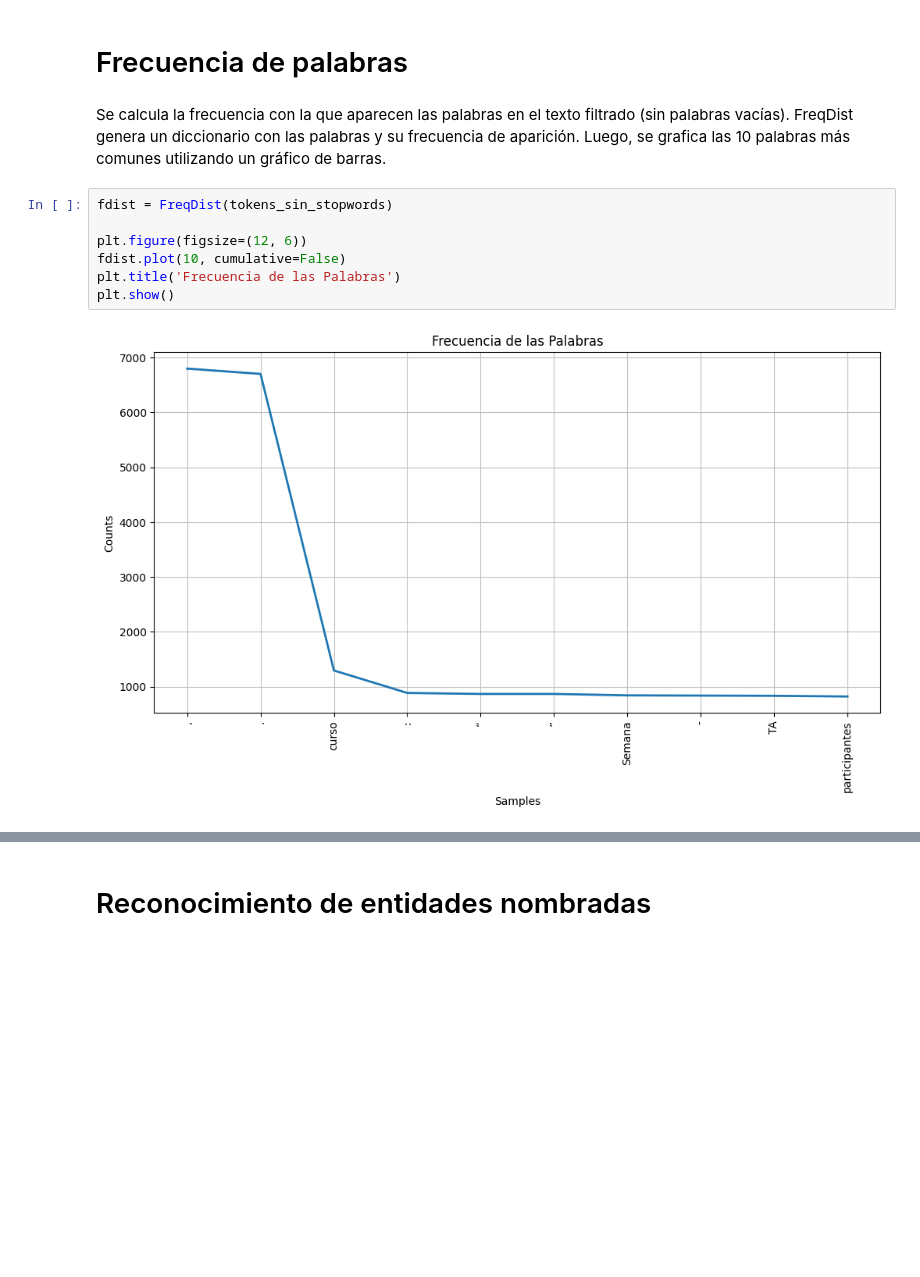
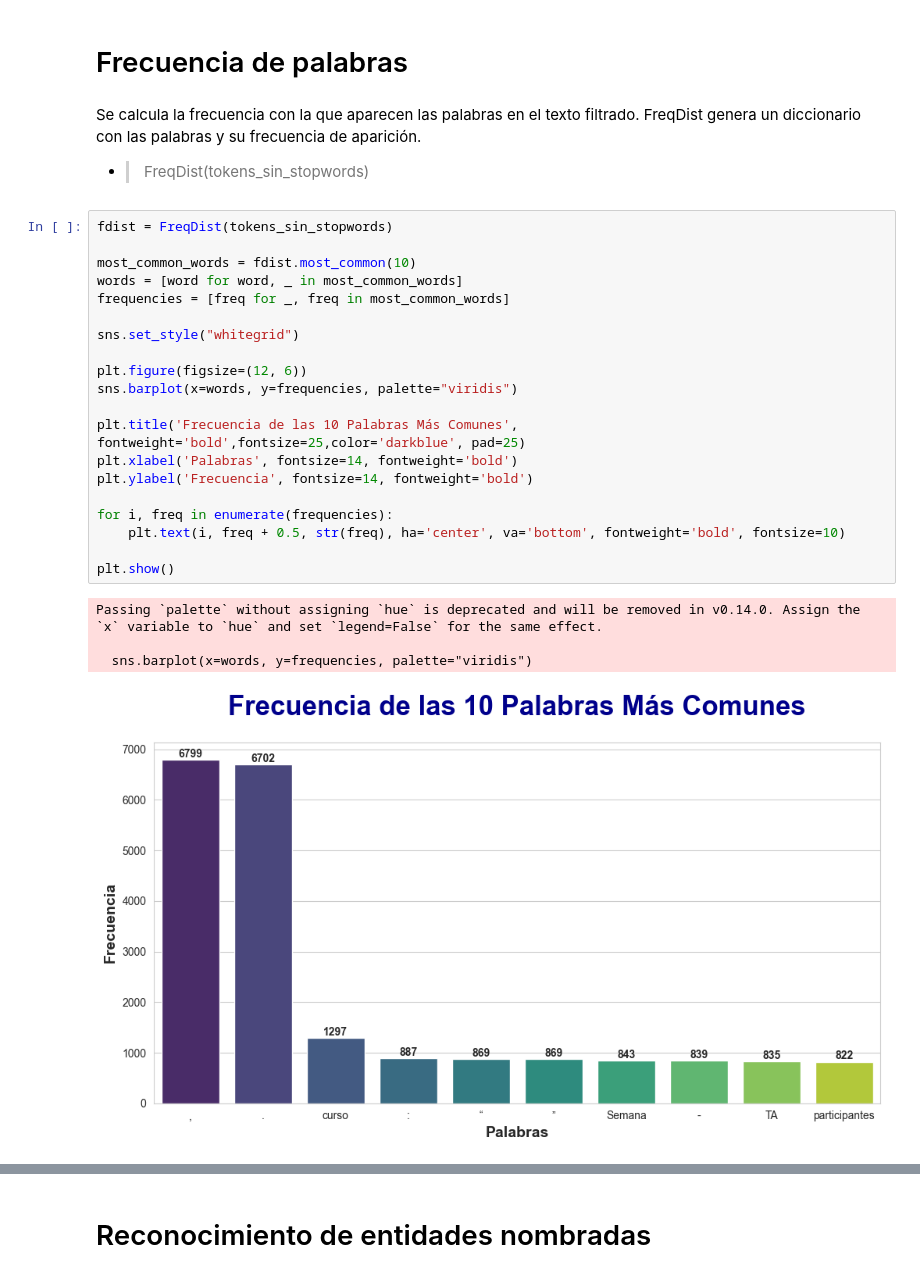
Before and after one commit to LorenaGarcia10SJ/-SS2-Seminario2_201700399, a Jupyter notebook: [SS2]Practica2_201700399/Practica2.ipynb, the cells around one changed output, grey strips where cells are left out. Saved outputs shown, nothing was run; the diff lists cells and outputs as text; blank space fills up the shorter version.

```diff
--- a/[SS2]Practica2_201700399/Practica2.ipynb
+++ b/[SS2]Practica2_201700399/Practica2.ipynb
@@ -389,14 +435,31 @@ print(tokens_stemming [:10])
 # %% [markdown]
 #  Frecuencia de palabras
 # %% [markdown]
-Se calcula la frecuencia con la que aparecen las palabras en el texto filtrado (sin palabras vacías). FreqDist genera un diccionario con las palabras y su frecuencia de aparición. Luego, se grafica las 10 palabras más comunes utilizando un gráfico de barras.
+Se calcula la frecuencia con la que aparecen las palabras en el texto filtrado. FreqDist genera un diccionario con las palabras y su frecuencia de aparición.
+- > FreqDist(tokens_sin_stopwords)
-# %%
-fdist = FreqDist(tokens_sin_stopwords)
-
-plt.figure(figsize=(12, 6))
-fdist.plot(10, cumulative=False)
-plt.title('Frecuencia de las Palabras')
-plt.show()
-# %% [output]
-[figure, removed]
+# %%
+fdist = FreqDist(tokens_sin_stopwords)
+
+most_common_words = fdist.most_common(10)
+words = [word for word, _ in most_common_words]
+frequencies = [freq for _, freq in most_common_words]
+
+sns.set_style("whitegrid")
+
+plt.figure(figsize=(12, 6))
+sns.barplot(x=words, y=frequencies, palette="viridis")
+
+plt.title('Frecuencia de las 10 Palabras Más Comunes', fontweight='bold',fontsize=25,color='darkblue', pad=25)
+plt.xlabel('Palabras', fontsize=14, fontweight='bold')
+plt.ylabel('Frecuencia', fontsize=14, fontweight='bold')
+
+for i, freq in enumerate(frequencies):
+    plt.text(i, freq + 0.5, str(freq), ha='center', va='bottom', fontweight='bold', fontsize=10)
+
+plt.show()
+# %% [output]
+Passing `palette` without assigning `hue` is deprecated and will be removed in v0.14.0. Assign the `x` variable to `hue` and set `legend=False` for the same effect.
+
+  sns.barplot(x=words, y=frequencies, palette="viridis")
+[figure, added]
 # %% [markdown]
```
Also changed, not shown: parts of 26 cells of this notebook.
